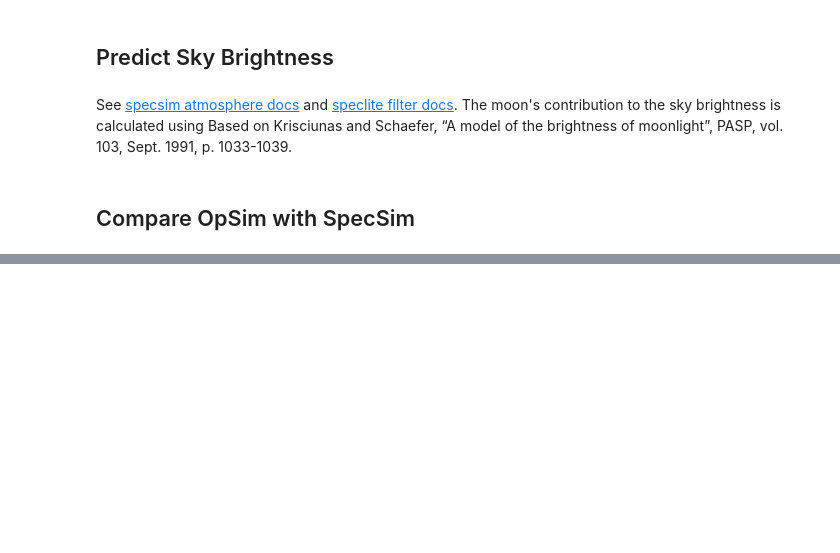
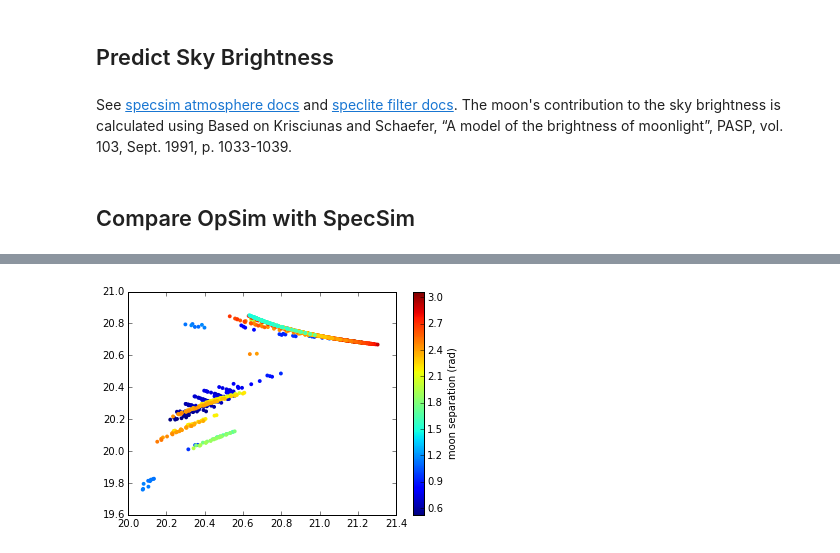
Before and after one commit to LSSTDESC/Twinkles, a Jupyter notebook: examples/notebooks/SkyBrightnessCalculator.ipynb, the cells around one changed output, grey strips where cells are left out. Drawn from its saved outputs; the diff is of its cells as text; code cells hidden in the pictures; blank space fills up the shorter version.

```diff
--- a/examples/notebooks/SkyBrightnessCalculator.ipynb
+++ b/examples/notebooks/SkyBrightnessCalculator.ipynb
@@ -88,0 +97,6 @@ plt.plot(r_opsim, r_predicted, 'x')
+# %%
+plt.scatter(opsim['filtSkyBrightness'], r_predicted, lw=0., s=15., c=opsim['dist2Moon'])
+plt.colorbar().set_label('moon separation (rad)')
+plt.xlim(20, 21.4);
+# %% [output]
+[figure, added]
```
Also changed, not shown: parts of 10 cells of this notebook.
